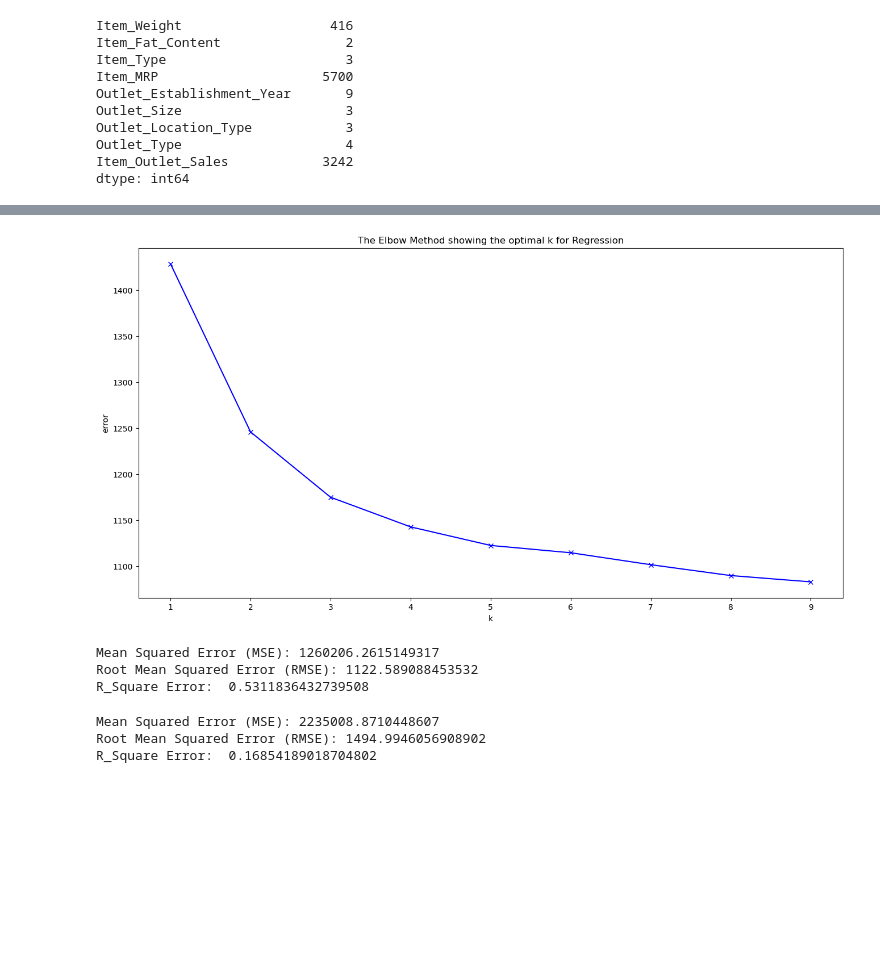
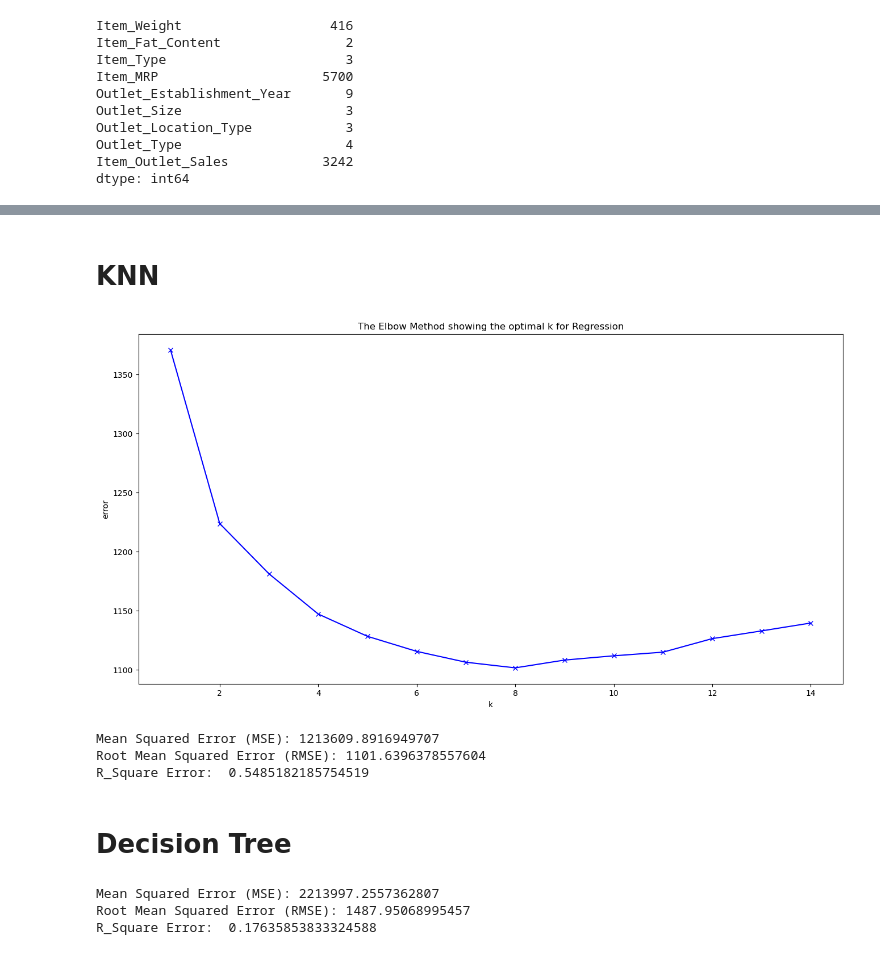
Before and after one commit to nilanjansonai/Regression, a Jupyter notebook: Regression.ipynb, the cells around one changed output, grey strips where cells are left out. Saved outputs shown, nothing was run; the diff lists cells and outputs as text; code cells hidden in the pictures; blank space fills up the shorter version.

```diff
--- a/Regression.ipynb
+++ b/Regression.ipynb
@@ -514,7 +636,9 @@ X_train, X_test, y_train, y_test = train_test_split(X, y, test_size=0.2, random_
 # %%
 #Normalizing the data
-from sklearn.preprocessing import MinMaxScaler
-
-scaler = MinMaxScaler()
-X_train = scaler.fit_transform(X_train)
-X_test = scaler.transform(X_test)
+from sklearn.preprocessing import StandardScaler
+scaler = StandardScaler()
+X_train_Scaled = scaler.fit_transform(X_train)
+X_test_Scaled = scaler.transform(X_test)
+# %%
+X_train_Scaled=pd.DataFrame(X_train_Scaled,columns=[X_train.columns])
+X_test_Scaled=pd.DataFrame(X_test_Scaled,columns=[X_test.columns])
@@ -520,0 +747,25 @@ X_test = scaler.transform(X_test)
+# %%
+from sklearn.linear_model import LassoCV
+lassocv=LassoCV(cv=5)
+lassocv.fit(X_train_Scaled,y_train)
+
+y_pred=lassocv.predict(X_test_Scaled)
+
+# Calculate the Mean Squared Error (MSE)
+mse = mean_squared_error(y_test, y_pred)
+
+# Calculate the Root Mean Squared Error (RMSE)
+rmse = np.sqrt(mse)
+
+#Calculate the R_Square Error
+R_sqr= R2(y_test, y_pred)
+
+# Calculate the Mean Absolute Error (MAE)
+mae= mean_absolute_error(y_train, y_pred)
+
+print("Mean Squared Error (MSE):", mse)
+print("Root Mean Squared Error (RMSE):", rmse)
+print("R_Square Error: ",R_sqr)
+print("Mean Absolute Error (MAE):", mae)
+
+plt.scatter(y_test,y_pred)
@@ -521,35 +778,36 @@ X_test = scaler.transform(X_test)
+# %% [markdown]
+# KNN
 # %%
 #Optimized value of k
 from sklearn.neighbors import KNeighborsRegressor
 from sklearn.metrics import mean_squared_error
 import numpy as np
 import matplotlib.pyplot as plt
 
 error = []
 
-for i in range(1, 10):
+for i in range(1, 15):
     knn = KNeighborsRegressor(n_neighbors=i)
     knn.fit(X_train, y_train)
     y_pred_KNN = knn.predict(X_test)
     error.append(np.sqrt(mean_squared_error(y_test, y_pred_KNN)))
 
 plt.figure(figsize=(16, 8))
-plt.plot(range(1, 10), error, 'bx-')
+plt.plot(range(1, 15), error, 'bx-')
 plt.xlabel('k')
 plt.ylabel('error')
 plt.title('The Elbow Method showing the optimal k for Regression')
 plt.show()
 # %% [output]
-[figure, old version]
+[figure, new version]
 # %%
 from sklearn.neighbors import KNeighborsRegressor
-from sklearn.metrics import mean_squared_error
-from sklearn.metrics import r2_score as R2
+
 
 import numpy as np
 
 # Create the KNN Regressor
-k = 5  # You can adjust the number of neighbors (k) as needed
+k = 8  # You can adjust the number of neighbors (k) as needed
 knn = KNeighborsRegressor(n_neighbors=k)
 
 # Train the regressor
@@ -567,13 +825,19 @@ rmse = np.sqrt(mse)
 #Calculate the R_Square Error
 R_sqr= R2(y_test, y_pred)
 
+# Calculate the Mean Absolute Error (MAE)
+mae= mean_absolute_error(y_train, y_pred)
+
 print("Mean Squared Error (MSE):", mse)
 print("Root Mean Squared Error (RMSE):", rmse)
 print("R_Square Error: ",R_sqr)
+print("Mean Absolute Error (MAE):", mae)
 # %% [output]
-Mean Squared Error (MSE): 1260206.2615149317
-Root Mean Squared Error (RMSE): 1122.589088453532
-R_Square Error:  0.5311836432739508
+Mean Squared Error (MSE): 1213609.8916949707
+Root Mean Squared Error (RMSE): 1101.6396378557604
+R_Square Error:  0.5485182185754519
+# %% [markdown]
+# Decision Tree
 # %%
 from sklearn.tree import DecisionTreeRegressor
 
@@ -595,10 +859,14 @@ rmse = np.sqrt(mse)
 #Calculate the R_Square Error
 R_sqr= R2(y_test, y_pred)
 
+# Calculate the Mean Absolute Error (MAE)
+mae= mean_absolute_error(y_train, y_pred)
+
 print("Mean Squared Error (MSE):", mse)
 print("Root Mean Squared Error (RMSE):", rmse)
 print("R_Square Error: ",R_sqr)
+print("Mean Absolute Error (MAE):", mae)
 # %% [output]
-Mean Squared Error (MSE): 2235008.8710448607
-Root Mean Squared Error (RMSE): 1494.9946056908902
-R_Square Error:  0.16854189018704802
+Mean Squared Error (MSE): 2213997.2557362807
+Root Mean Squared Error (RMSE): 1487.95068995457
+R_Square Error:  0.17635853833324588
```
Also changed, not shown: parts of 60 cells of this notebook.
